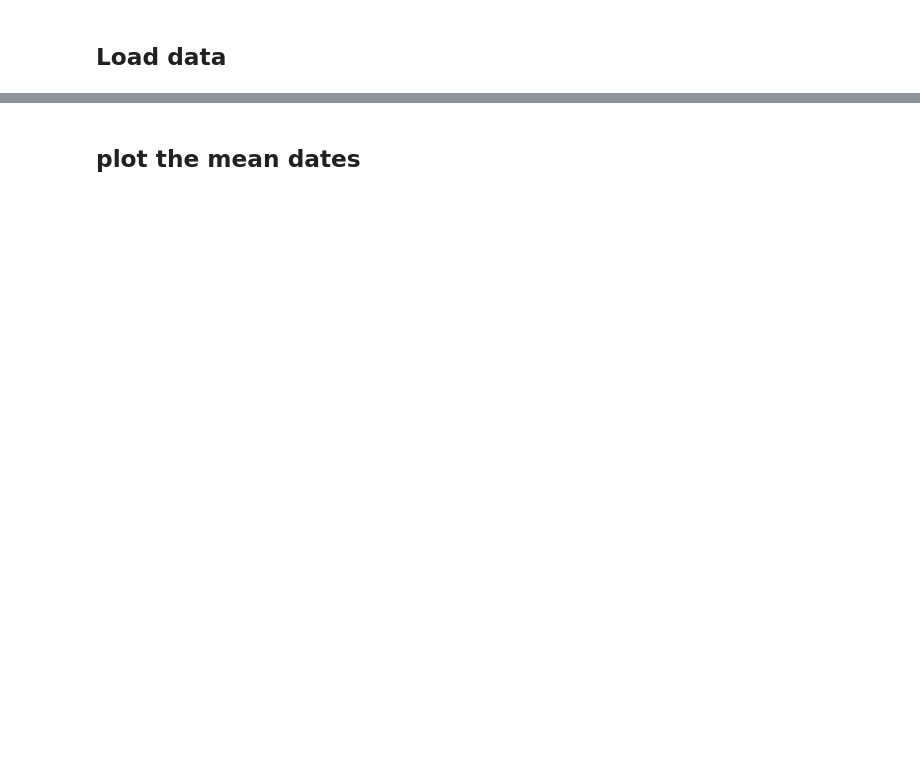
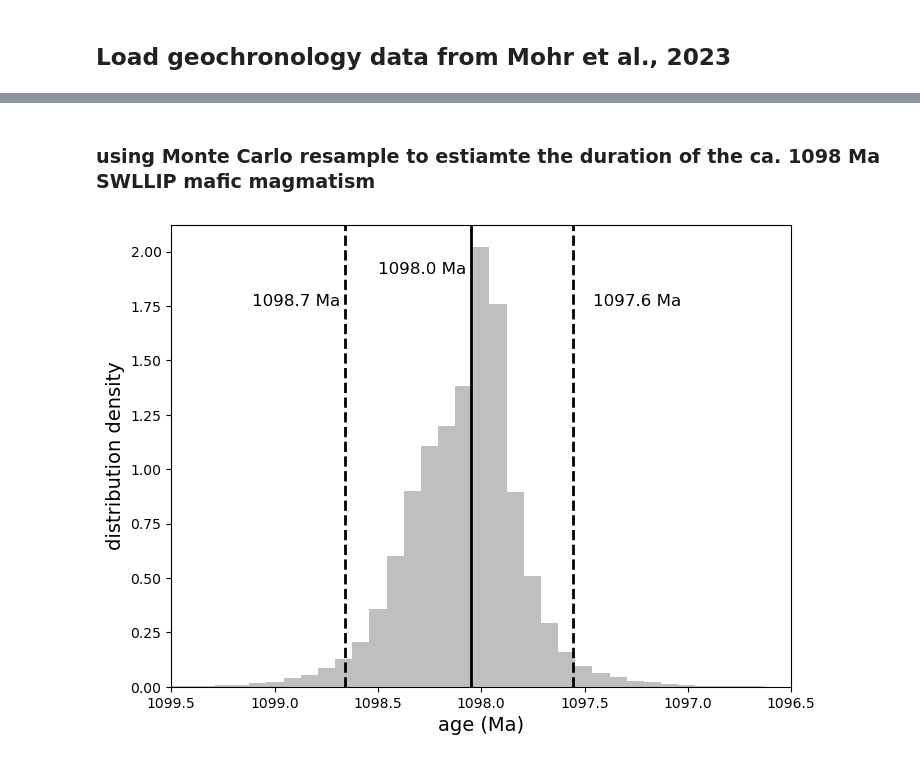
Before and after one commit to Swanson-Hysell-Group/2024_SWLLIP, a Jupyter notebook: code/SWLLIP_geochron.ipynb, the cells around one changed output, grey strips where cells are left out. Cells and saved outputs as stored; diff of their text form; code cells hidden in the pictures; blank space fills up the shorter version.

```diff
--- a/code/SWLLIP_geochron.ipynb
+++ b/code/SWLLIP_geochron.ipynb
@@ -10,5 +350,5 @@ import pandas as pd
 # %% [markdown]
-## Load data
+## Load geochronology data from Mohr et al., 2023
 # %%
 Mohr2023a_data = pd.read_csv('../data/geochron/Mohr2023_geochron.csv')
 Mohr2023a_data = Mohr2023a_data.sort_values(by=['206Pb/238U age (Ma)']).reset_index(drop=True)
@@ -23,5 +363,36 @@ Mohr2023a_data
 | 5 | K12-132L | Grand Canyon, rm. 132, N AZ | Collected from a 20 cm wide grano... | 36.35093 | -112.45621 | 1098.09 | 0.34 | 1.53 | 9 |
 | 6 | MS17-107-01 | Grand Canyon, rm. 107, N AZ | Collected from a 20 cm wide grano... | 36.23335 | -112.33145 | 1098.16 | 0.59 | 0.67 | 4 |
 | 7 | CS-4-GEOCHRON | Panamint Mountains, CA | Collected from a 5 cm thick mediu... | 35.96244 | -116.88572 | 1098.27 | 0.27 | 0.35 | 9 |
-# %% [markdown]
-## plot the mean dates
+# %% [markdown]
+### using Monte Carlo resample to estiamte the duration of the ca. 1098 Ma SWLLIP mafic magmatism
+# %%
+resampled_ages = np.array([])
+n_resample = 10000
+
+mafic_sill_dates = Mohr2023a_data[Mohr2023a_data['sample'].str.contains('F2020-5|JT19-AA-01|CS-7-GEOCHRON|K12-132L|MS17-107-01|CS-4-GEOCHRON')].reset_index(drop=True)
+# mafic_sill_dates
+for age, sigma in zip(mafic_sill_dates['206Pb/238U age (Ma)'], mafic_sill_dates['2_sigma']/2):
+    # print(age, sigma)
+    resampled_ages = np.append(resampled_ages, np.random.normal(age, sigma, n_resample))
+
+lower = np.percentile(resampled_ages, 2.5)
+upper = np.percentile(resampled_ages, 97.5)
+median = np.median(resampled_ages)
+
+plt.figure(figsize=(8,6))
+plt.hist(resampled_ages, bins=50, density=True, color='grey', alpha=0.5)
+plt.xlim(1099.5, 1096.5)
+plt.axvline(lower, color='black', linestyle='--', linewidth=2)
+plt.axvline(upper, color='black', linestyle='--', linewidth=2)
+plt.axvline(median, color='black', linestyle='-', linewidth=2)
+plt.text(lower-0.1, 1.75, str(round(lower,1))+' Ma', fontsize=12)
+plt.text(upper+0.45, 1.75, str(round(upper,1))+' Ma', fontsize=12)
+plt.text(median+0.45, 1.9, str(round(median,1))+' Ma', fontsize=12)
+
+
+plt.xlabel('age (Ma)', fontsize=14)
+plt.ylabel('distribution density', fontsize=14)
+plt.savefig('../figure/SWLLIP_duration.pdf', bbox_inches='tight')
+plt.show()
+# %% [output]
+[figure, added]
```
Also changed, not shown: parts of 12 cells of this notebook, 5 other files.
